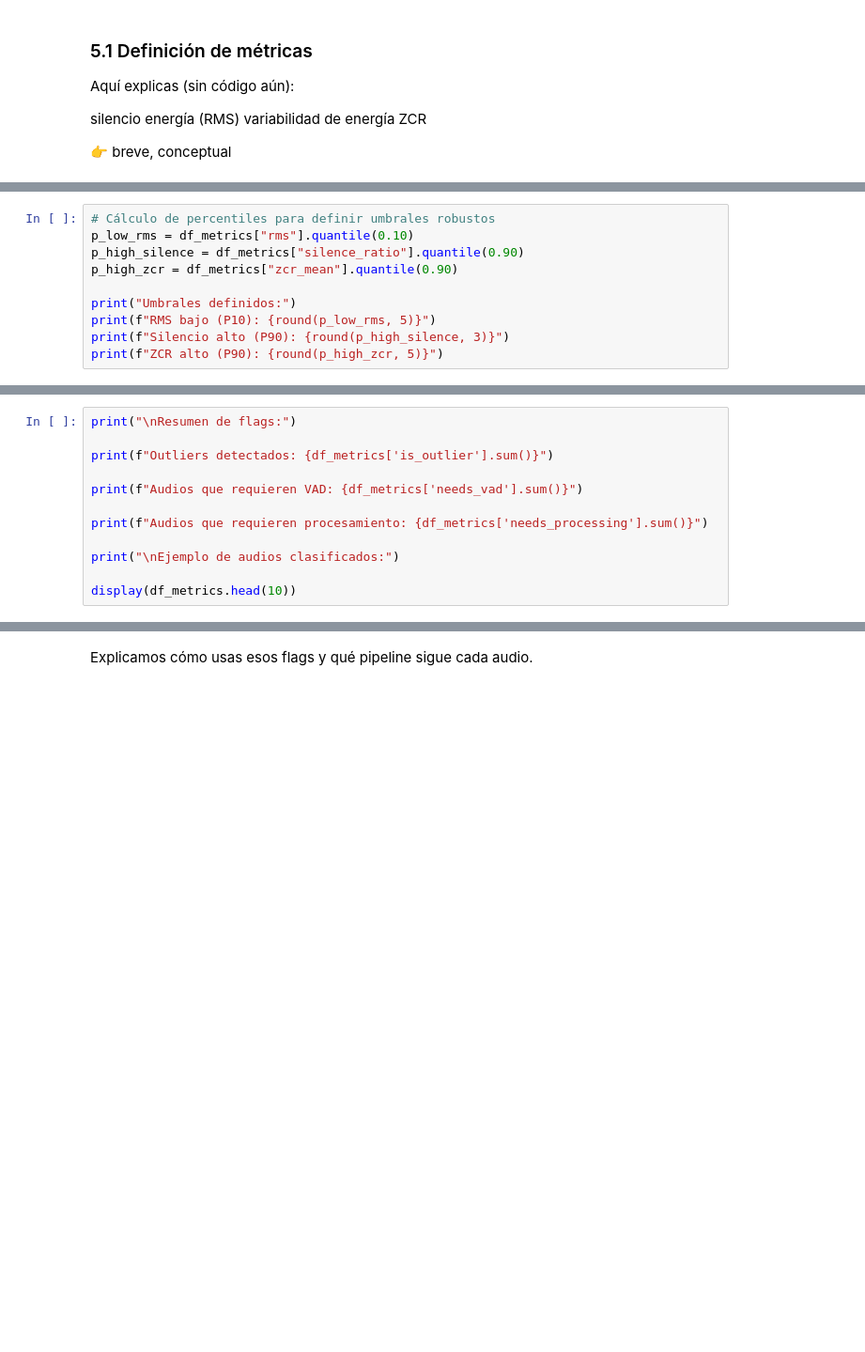
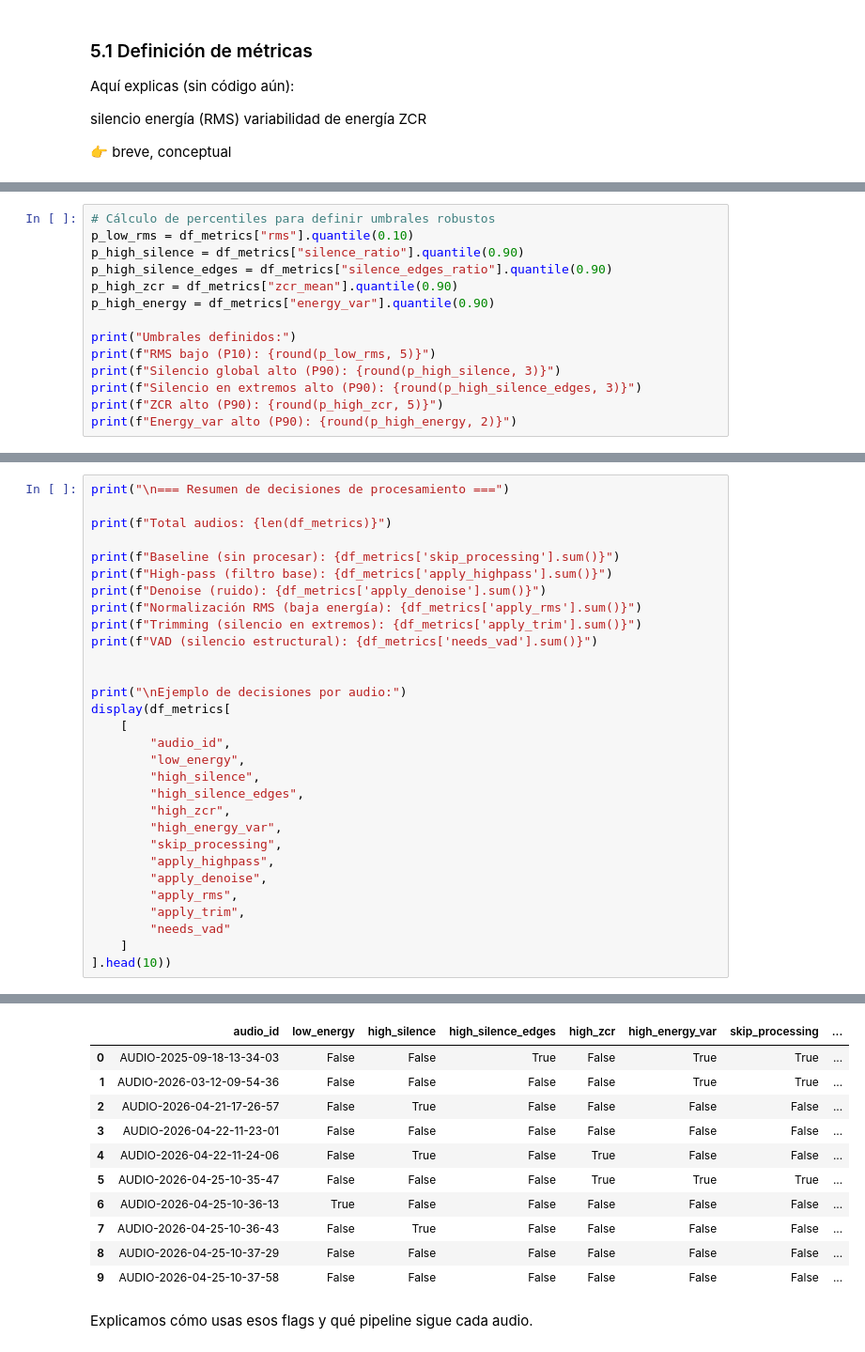
Before and after one commit to JMPinillos/agri-voice-ai, a Jupyter notebook: notebooks/01_audio_preprocessing/audio_preprocessing.ipynb, the cells around one changed output, grey strips where cells are left out. Shown at 94% size. Drawn from its saved outputs; the diff is of its cells as text; blank space fills up the shorter version.

```diff
--- a/notebooks/01_audio_preprocessing/audio_preprocessing.ipynb
+++ b/notebooks/01_audio_preprocessing/audio_preprocessing.ipynb
@@ -597,9 +953,13 @@ needs_processing
 # Cálculo de percentiles para definir umbrales robustos
 p_low_rms = df_metrics["rms"].quantile(0.10)
 p_high_silence = df_metrics["silence_ratio"].quantile(0.90)
+p_high_silence_edges = df_metrics["silence_edges_ratio"].quantile(0.90)
 p_high_zcr = df_metrics["zcr_mean"].quantile(0.90)
+p_high_energy = df_metrics["energy_var"].quantile(0.90)
 
 print("Umbrales definidos:")
 print(f"RMS bajo (P10): {round(p_low_rms, 5)}")
-print(f"Silencio alto (P90): {round(p_high_silence, 3)}")
+print(f"Silencio global alto (P90): {round(p_high_silence, 3)}")
+print(f"Silencio en extremos alto (P90): {round(p_high_silence_edges, 3)}")
 print(f"ZCR alto (P90): {round(p_high_zcr, 5)}")
+print(f"Energy_var alto (P90): {round(p_high_energy, 2)}")
@@ -637,12 +1040,31 @@ df_metrics["needs_processing"] = df_metrics["is_outlier"]
 # %%
-print("\nResumen de flags:")
+print("\n=== Resumen de decisiones de procesamiento ===")
 
-print(f"Outliers detectados: {df_metrics['is_outlier'].sum()}")
+print(f"Total audios: {len(df_metrics)}")
 
-print(f"Audios que requieren VAD: {df_metrics['needs_vad'].sum()}")
+print(f"Baseline (sin procesar): {df_metrics['skip_processing'].sum()}")
+print(f"High-pass (filtro base): {df_metrics['apply_highpass'].sum()}")
+print(f"Denoise (ruido): {df_metrics['apply_denoise'].sum()}")
+print(f"Normalización RMS (baja energía): {df_metrics['apply_rms'].sum()}")
+print(f"Trimming (silencio en extremos): {df_metrics['apply_trim'].sum()}")
+print(f"VAD (silencio estructural): {df_metrics['needs_vad'].sum()}")
 
-print(f"Audios que requieren procesamiento: {df_metrics['needs_processing'].sum()}")
 
-print("\nEjemplo de audios clasificados:")
-
-display(df_metrics.head(10))
+print("\nEjemplo de decisiones por audio:")
+display(df_metrics[
+    [
+        "audio_id",
+        "low_energy",
+        "high_silence",
+        "high_silence_edges",
+        "high_zcr",
+        "high_energy_var",
+        "skip_processing",
+        "apply_highpass",
+        "apply_denoise",
+        "apply_rms",
+        "apply_trim",
+        "needs_vad"
+    ]
+].head(10))
+# %% [output]
@@ -649,3 +1081,14 @@ display(df_metrics.head(10))
+|  | audio_id | low_energy | high_silence | high_silence_edges | high_zcr | high_energy_var | skip_processing | ... |
+| 0 | AUDIO-2025-09-18-13-34-03 | False | False | True | False | True | True | ... |
+| 1 | AUDIO-2026-03-12-09-54-36 | False | False | False | False | True | True | ... |
+| 2 | AUDIO-2026-04-21-17-26-57 | False | True | False | False | False | False | ... |
+| 3 | AUDIO-2026-04-22-11-23-01 | False | False | False | False | False | False | ... |
+| 4 | AUDIO-2026-04-22-11-24-06 | False | True | False | True | False | False | ... |
+| 5 | AUDIO-2026-04-25-10-35-47 | False | False | False | True | True | True | ... |
+| 6 | AUDIO-2026-04-25-10-36-13 | True | False | False | False | False | False | ... |
+| 7 | AUDIO-2026-04-25-10-36-43 | False | True | False | False | False | False | ... |
+| 8 | AUDIO-2026-04-25-10-37-29 | False | False | False | False | False | False | ... |
+| 9 | AUDIO-2026-04-25-10-37-58 | False | False | False | False | False | False | ... |
 # %% [markdown]
 
 
```
Also changed, not shown: parts of 43 cells of this notebook, 22 other files.
